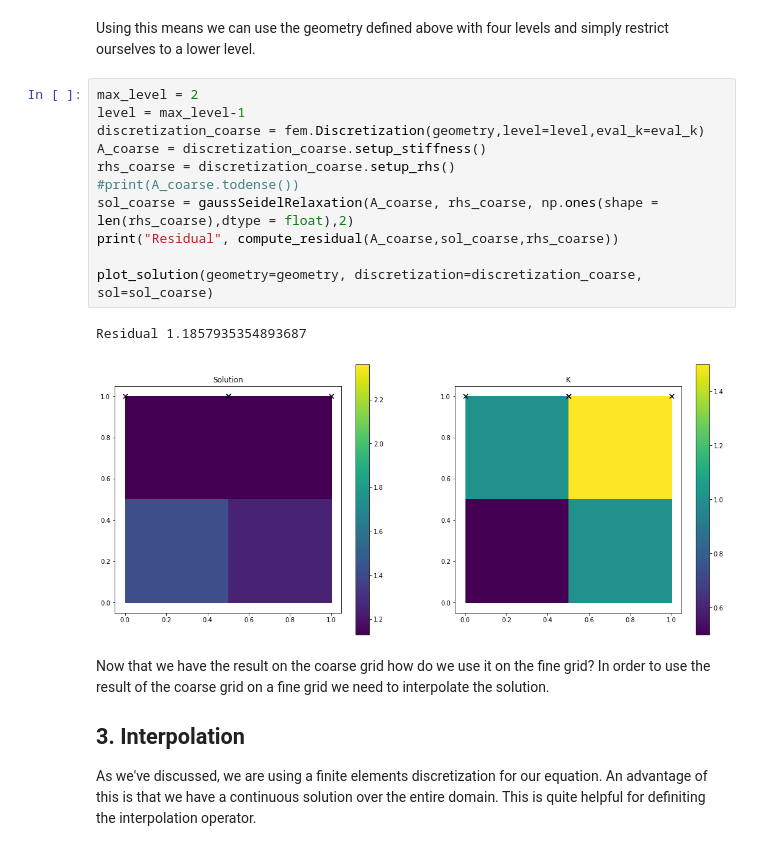
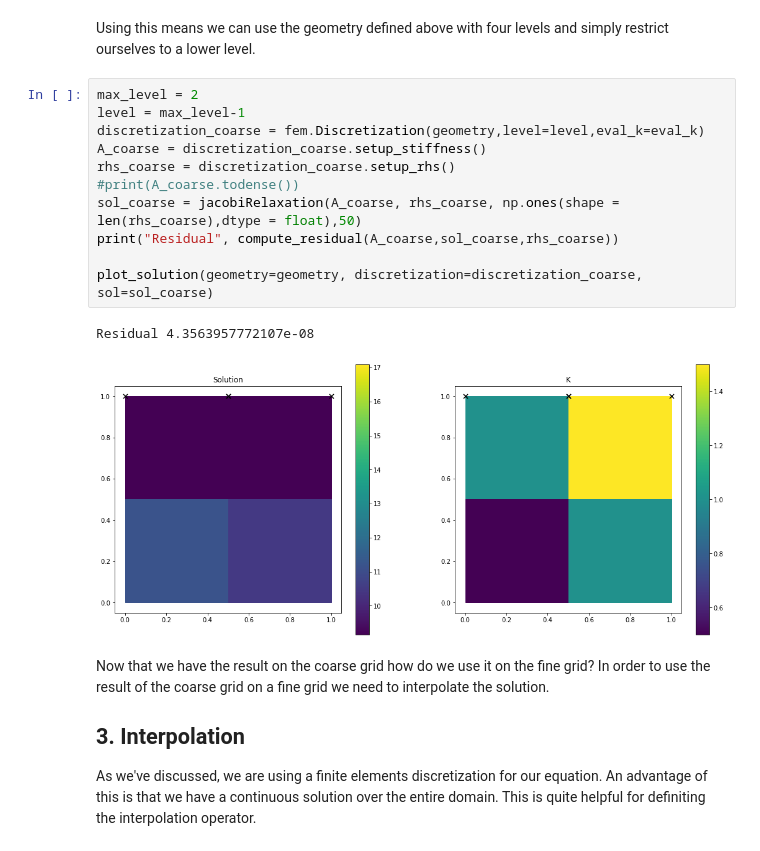
Before and after one commit to wenceorg/comp4187, a Jupyter notebook: code/2DMultigrid.ipynb, the cells around one changed output. Cells and saved outputs as stored; diff of their text form.

```diff
--- a/code/2DMultigrid.ipynb
+++ b/code/2DMultigrid.ipynb
@@ -339,17 +339,17 @@ Using this means we can use the geometry defined above with four levels and simp
 # %%
 max_level = 2
 level = max_level-1
 discretization_coarse = fem.Discretization(geometry,level=level,eval_k=eval_k)
 A_coarse = discretization_coarse.setup_stiffness()
 rhs_coarse = discretization_coarse.setup_rhs()
 #print(A_coarse.todense())
-sol_coarse = gaussSeidelRelaxation(A_coarse, rhs_coarse, np.ones(shape = len(rhs_coarse),dtype = float),2)
+sol_coarse = jacobiRelaxation(A_coarse, rhs_coarse, np.ones(shape = len(rhs_coarse),dtype = float),50)
 print("Residual", compute_residual(A_coarse,sol_coarse,rhs_coarse))
 
 plot_solution(geometry=geometry, discretization=discretization_coarse, sol=sol_coarse)
 # %% [output]
-Residual 1.1857935354893687
+Residual 4.3563957772107e-08
-[figure, old version]
+[figure, new version]
 # %% [markdown]
 Now that we have the result on the coarse grid how do we use it on the fine grid? In order to use the result of the coarse grid on a fine grid we need to interpolate the solution.
 
```
Also changed, not shown: parts of 4 cells of this notebook, 10 other files.
